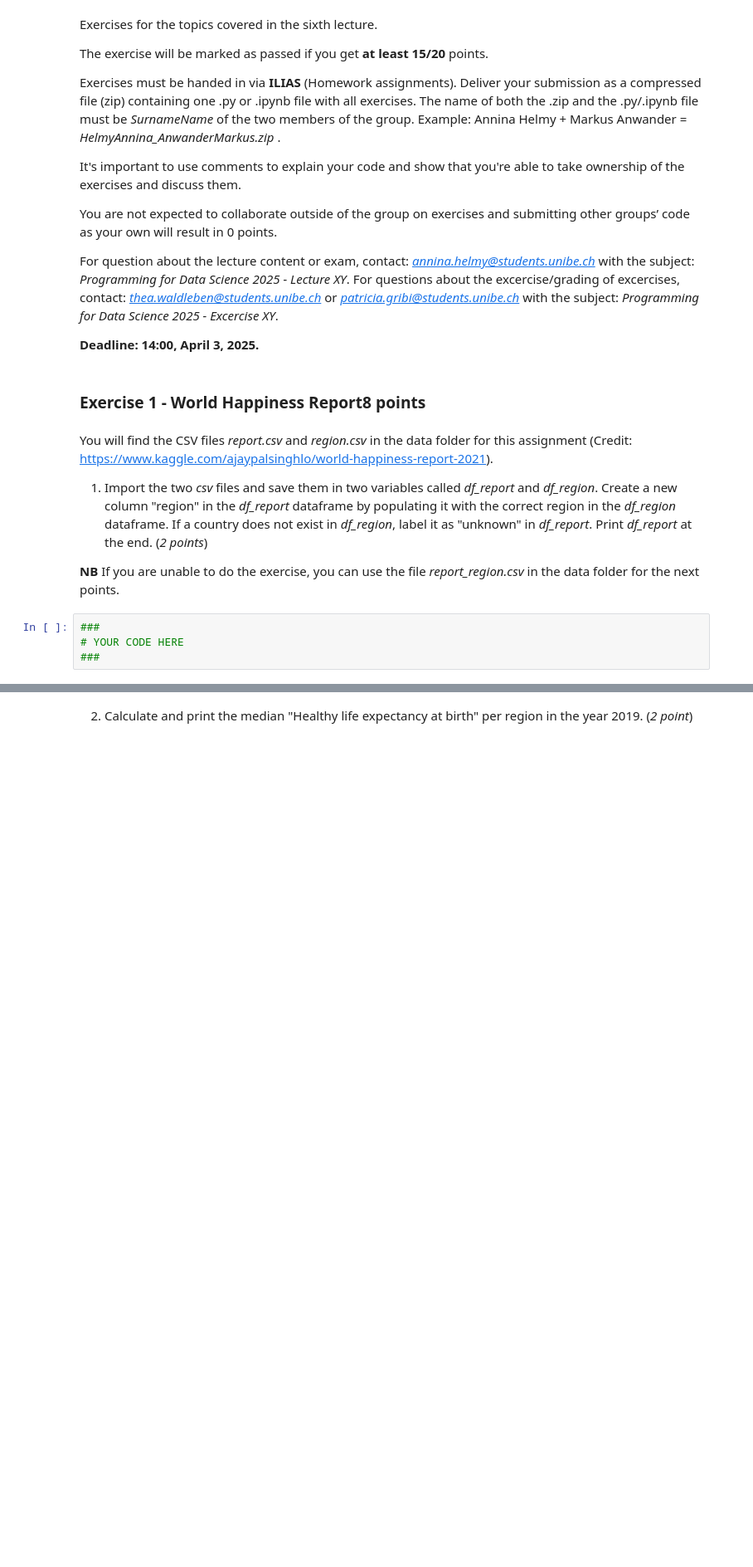
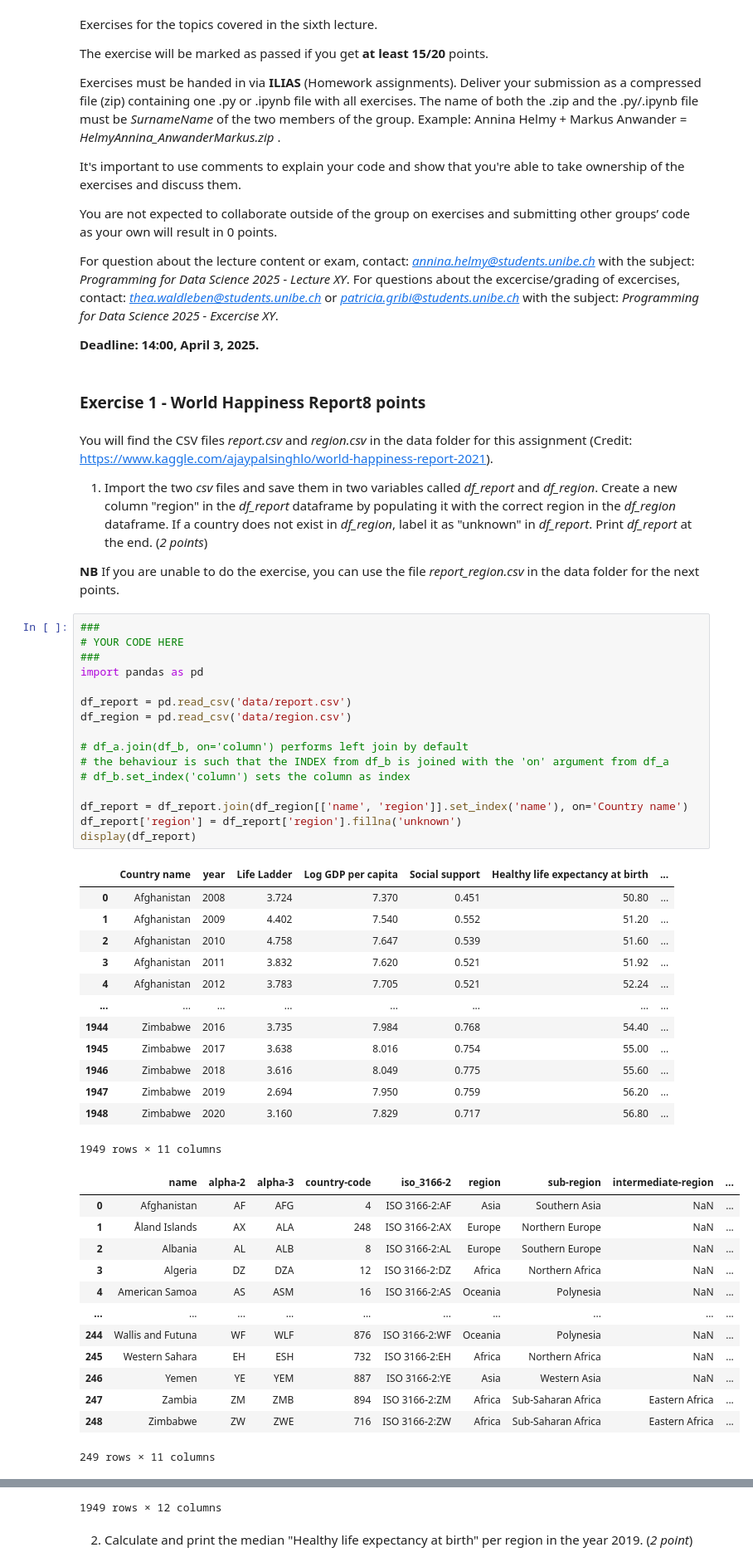
Before and after one commit to SecretGmG/data_science_exercises, a Jupyter notebook: 06/exercise06/W6_assignment.ipynb, the cells around one changed output, grey strips where cells are left out. Shown at 83% size. Saved outputs shown, nothing was run; the diff lists cells and outputs as text; blank space fills up the shorter version.

```diff
--- a/06/exercise06/W6_assignment.ipynb
+++ b/06/exercise06/W6_assignment.ipynb
@@ -24,7 +24,46 @@ You will find the CSV files *report.csv* and *region.csv* in the data folder for
 1. Import the two *csv* files and save them in two variables called *df_report* and *df_region*. Create a new column "region" in the *df_report* dataframe by populating it with the correct region in the *df_region* dataframe. If a country does not exist in *df_region*, label it as "unknown" in *df_report*. Print *df_report* at the end. (*2 points*)
 
 **NB** If you are unable to do the exercise, you can use the file *report_region.csv* in the data folder for the next points.
-# %%
-###
-# YOUR CODE HERE
-###
+# %%
+###
+# YOUR CODE HERE
+###
+import pandas as pd
+
+df_report = pd.read_csv('data/report.csv')
+df_region = pd.read_csv('data/region.csv')
+
+# df_a.join(df_b, on='column') performs left join by default
+# the behaviour is such that the INDEX from df_b is joined with the 'on' argument from df_a
+# df_b.set_index('column') sets the column as index
+
+df_report = df_report.join(df_region[['name', 'region']].set_index('name'), on='Country name')
+df_report['region'] = df_report['region'].fillna('unknown')
+display(df_report)
+# %% [output]
+|  | Country name | year | Life Ladder | Log GDP per capita | Social support | Healthy life expectancy at birth | ... |
+| 0 | Afghanistan | 2008 | 3.724 | 7.370 | 0.451 | 50.80 | ... |
+| 1 | Afghanistan | 2009 | 4.402 | 7.540 | 0.552 | 51.20 | ... |
+| 2 | Afghanistan | 2010 | 4.758 | 7.647 | 0.539 | 51.60 | ... |
+| 3 | Afghanistan | 2011 | 3.832 | 7.620 | 0.521 | 51.92 | ... |
+| 4 | Afghanistan | 2012 | 3.783 | 7.705 | 0.521 | 52.24 | ... |
+| ... | ... | ... | ... | ... | ... | ... | ... |
+| 1944 | Zimbabwe | 2016 | 3.735 | 7.984 | 0.768 | 54.40 | ... |
+| 1945 | Zimbabwe | 2017 | 3.638 | 8.016 | 0.754 | 55.00 | ... |
+| 1946 | Zimbabwe | 2018 | 3.616 | 8.049 | 0.775 | 55.60 | ... |
+| 1947 | Zimbabwe | 2019 | 2.694 | 7.950 | 0.759 | 56.20 | ... |
+| 1948 | Zimbabwe | 2020 | 3.160 | 7.829 | 0.717 | 56.80 | ... |
+1949 rows × 11 columns
+|  | name | alpha-2 | alpha-3 | country-code | iso_3166-2 | region | sub-region | intermediate-region | ... |
+| 0 | Afghanistan | AF | AFG | 4 | ISO 3166-2:AF | Asia | Southern Asia | NaN | ... |
+| 1 | Åland Islands | AX | ALA | 248 | ISO 3166-2:AX | Europe | Northern Europe | NaN | ... |
+| 2 | Albania | AL | ALB | 8 | ISO 3166-2:AL | Europe | Southern Europe | NaN | ... |
+| 3 | Algeria | DZ | DZA | 12 | ISO 3166-2:DZ | Africa | Northern Africa | NaN | ... |
+| 4 | American Samoa | AS | ASM | 16 | ISO 3166-2:AS | Oceania | Polynesia | NaN | ... |
+| ... | ... | ... | ... | ... | ... | ... | ... | ... | ... |
+| 244 | Wallis and Futuna | WF | WLF | 876 | ISO 3166-2:WF | Oceania | Polynesia | NaN | ... |
+| 245 | Western Sahara | EH | ESH | 732 | ISO 3166-2:EH | Africa | Northern Africa | NaN | ... |
+| 246 | Yemen | YE | YEM | 887 | ISO 3166-2:YE | Asia | Western Asia | NaN | ... |
+| 247 | Zambia | ZM | ZMB | 894 | ISO 3166-2:ZM | Africa | Sub-Saharan Africa | Eastern Africa | ... |
+| 248 | Zimbabwe | ZW | ZWE | 716 | ISO 3166-2:ZW | Africa | Sub-Saharan Africa | Eastern Africa | ... |
+249 rows × 11 columns
@@ -31,3 +82,4 @@ You will find the CSV files *report.csv* and *region.csv* in the data folder for
+1949 rows × 12 columns
 # %% [markdown]
 2. Calculate and print the median "Healthy life expectancy at birth" per region in the year 2019. (*2 point*)
 # %%
```
Also changed, not shown: parts of 12 cells of this notebook.
